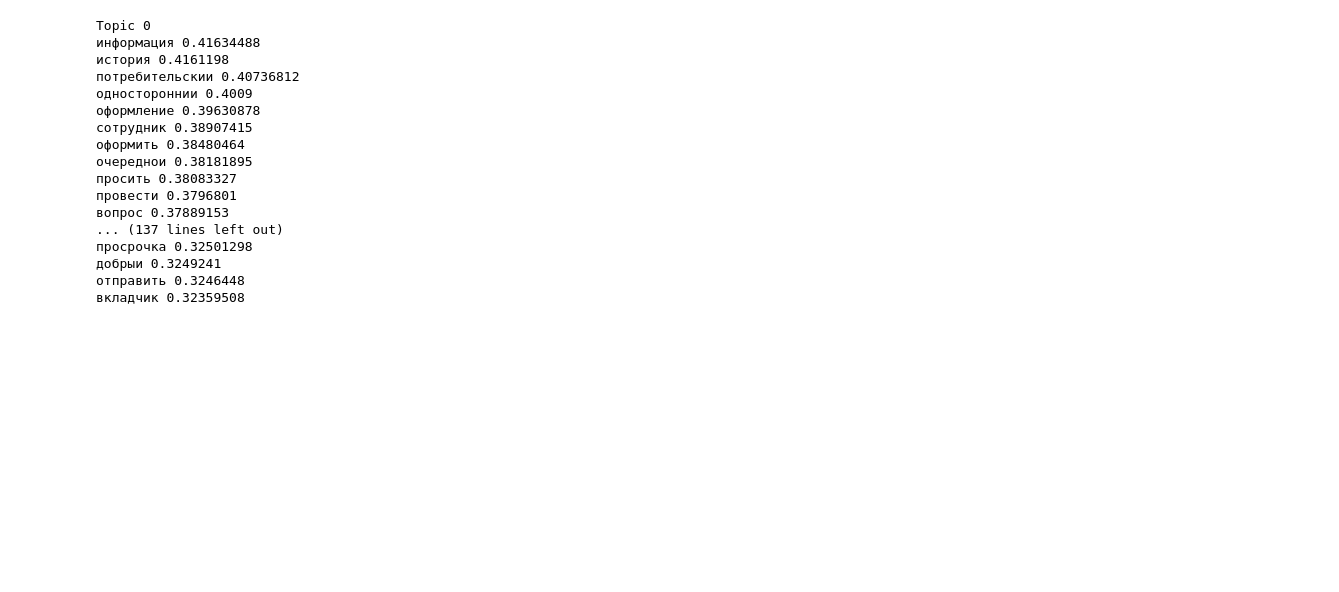
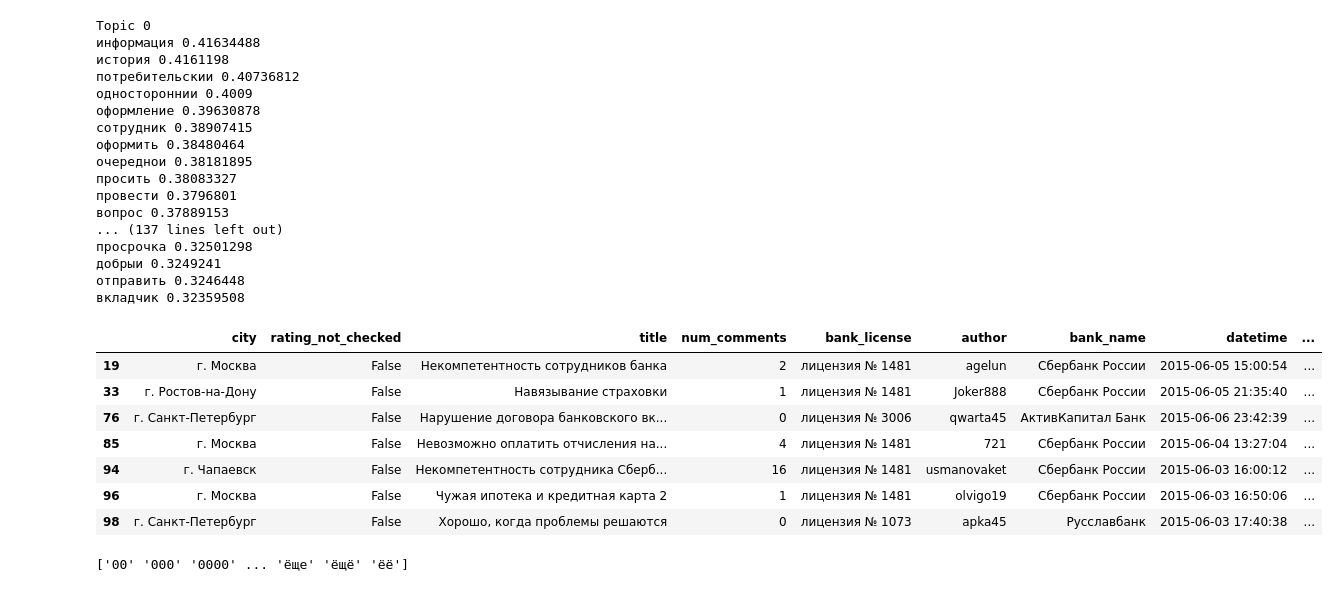
Before and after one commit to OVP2023/NLP, a Jupyter notebook: NLP_DZ1_v2.ipynb, the cells around one changed output. Saved outputs shown, nothing was run; the diff lists cells and outputs as text; code cells hidden in the pictures; blank space fills up the shorter version.

```diff
--- a/NLP_DZ1_v2.ipynb
+++ b/NLP_DZ1_v2.ipynb
@@ -457 +469,3 @@ Topic 0
+# %%
+dfpar=pd.read_parquet('/content/drive/MyDrive/Datasets/NLP/df_file.zstd')
 # %%
@@ -474,0 +478,12 @@ Topic 0
+# %%
+df3=dfpar[(dfpar['rating_grade'] == 1.0) | (dfpar['rating_grade'] == 5.0)]
+df3.head(7)
+# %% [output]
+|  | city | rating_not_checked | title | num_comments | bank_license | author | bank_name | datetime | ... |
+| 19 | г. Москва | False | Некомпетентность сотрудников банка | 2 | лицензия № 1481 | agelun | Сбербанк России | 2015-06-05 15:00:54 | ... |
+| 33 | г. Ростов-на-Дону | False | Навязывание страховки | 1 | лицензия № 1481 | Joker888 | Сбербанк России | 2015-06-05 21:35:40 | ... |
+| 76 | г. Санкт-Петербург | False | Нарушение договора банковского вк... | 0 | лицензия № 3006 | qwarta45 | АктивКапитал Банк | 2015-06-06 23:42:39 | ... |
+| 85 | г. Москва | False | Невозможно оплатить отчисления на... | 4 | лицензия № 1481 | 721 | Сбербанк России | 2015-06-04 13:27:04 | ... |
+| 94 | г. Чапаевск | False | Некомпетентность сотрудника Сберб... | 16 | лицензия № 1481 | usmanovaket | Сбербанк России | 2015-06-03 16:00:12 | ... |
+| 96 | г. Москва | False | Чужая ипотека и кредитная карта 2 | 1 | лицензия № 1481 | olvigo19 | Сбербанк России | 2015-06-03 16:50:06 | ... |
+| 98 | г. Санкт-Петербург | False | Хорошо, когда проблемы решаются | 0 | лицензия № 1073 | apka45 | Русславбанк | 2015-06-03 17:40:38 | ... |
@@ -474,0 +493,11 @@ Topic 0
+# %%
+#Применим векторизацию CountVectorizer
+from sklearn.feature_extraction.text import CountVectorizer
+
+
+vectorizer = CountVectorizer()
+X = vectorizer.fit_transform(corpus)
+
+print(vectorizer.get_feature_names_out())
+# %% [output]
+['00' '000' '0000' ... 'ёще' 'ёщё' 'ёё']
```
Also changed, not shown: parts of 9 cells of this notebook.
